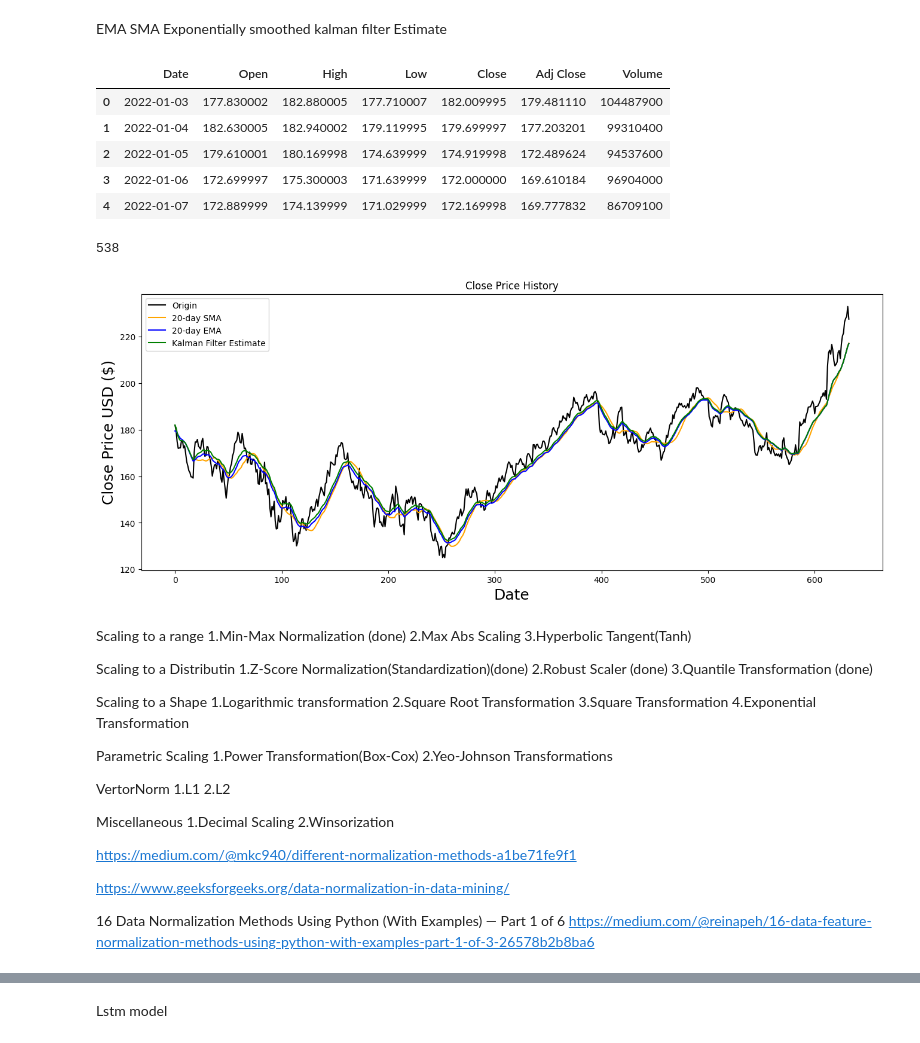
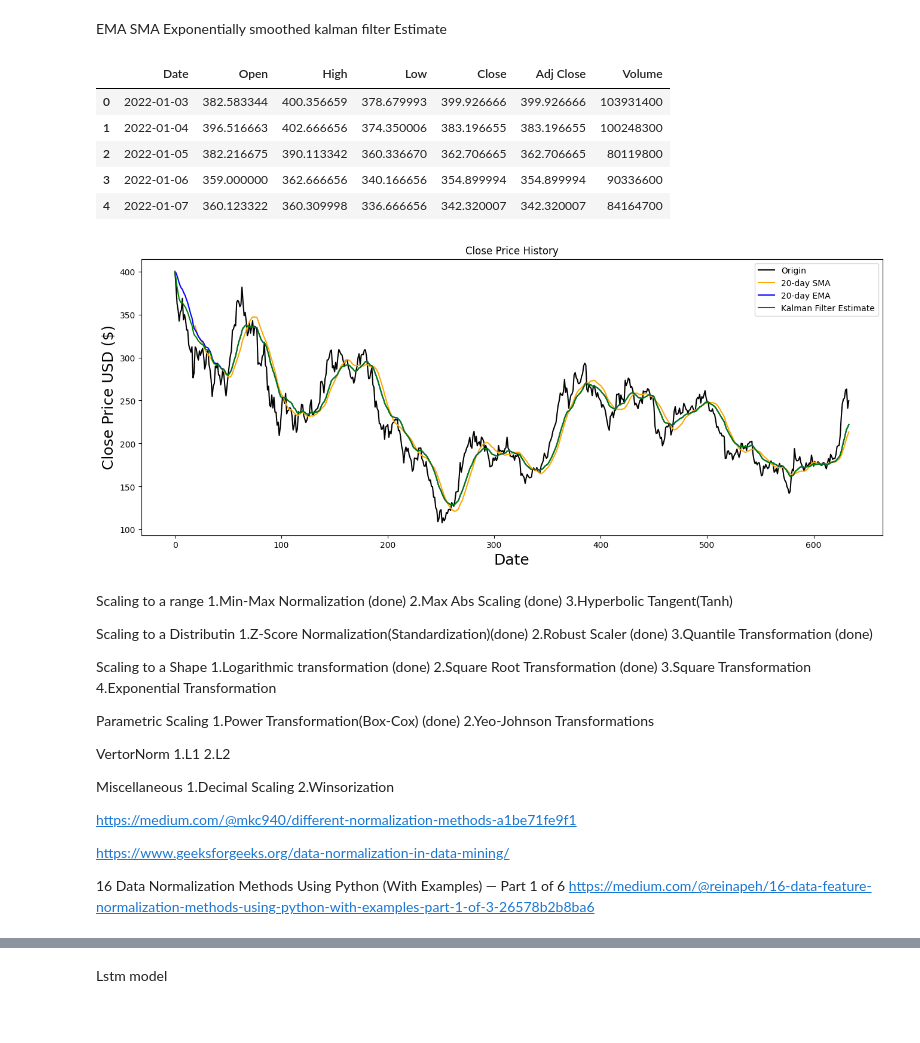
Before and after one commit to porchportal/stock-market-prediction-by--multi-Task-learning, a Jupyter notebook: VScodeML@2/speedPaper/SpeedPaper.ipynb, the cells around one changed output, grey strips where cells are left out. Drawn from its saved outputs; the diff is of its cells as text; code cells hidden in the pictures.

```diff
--- a/VScodeML@2/speedPaper/SpeedPaper.ipynb
+++ b/VScodeML@2/speedPaper/SpeedPaper.ipynb
@@ -30,27 +30,34 @@ kalman filter Estimate
 # %%
 import yfinance as yf
 from datetime import datetime
 
 import numpy as np
 import pandas as pd
 import matplotlib.pyplot as plt
 
-dataset = yf.download('aapl', start='2022-01-01',
+from sklearn.metrics import median_absolute_error
+from sklearn.preprocessing import MinMaxScaler, StandardScaler, QuantileTransformer, RobustScaler, Normalizer, MaxAbsScaler, PowerTransformer, Binarizer
+from keras.models import Sequential
+from keras.layers import Dense, LSTM, Dropout
+
+
+dataset = yf.download('tsla', start='2022-01-01',
                       end=datetime.now().strftime('%Y-%m-%d'),
                       progress=False,
                       period="ytd")
 dataset = dataset.reset_index()
 dataset['Date'] = pd.to_datetime(dataset['Date'])
 dataset.index = range(len(dataset))
 dataset.head()
 # %% [output]
 |  | Date | Open | High | Low | Close | Adj Close | Volume |
-| 0 | 2022-01-03 | 177.830002 | 182.880005 | 177.710007 | 182.009995 | 179.481110 | 104487900 |
-| 1 | 2022-01-04 | 182.630005 | 182.940002 | 179.119995 | 179.699997 | 177.203201 | 99310400 |
-| 2 | 2022-01-05 | 179.610001 | 180.169998 | 174.639999 | 174.919998 | 172.489624 | 94537600 |
-| 3 | 2022-01-06 | 172.699997 | 175.300003 | 171.639999 | 172.000000 | 169.610184 | 96904000 |
-| 4 | 2022-01-07 | 172.889999 | 174.139999 | 171.029999 | 172.169998 | 169.777832 | 86709100 |
+| 0 | 2022-01-03 | 382.583344 | 400.356659 | 378.679993 | 399.926666 | 399.926666 | 103931400 |
+| 1 | 2022-01-04 | 396.516663 | 402.666656 | 374.350006 | 383.196655 | 383.196655 | 100248300 |
+| 2 | 2022-01-05 | 382.216675 | 390.113342 | 360.336670 | 362.706665 | 362.706665 | 80119800 |
+| 3 | 2022-01-06 | 359.000000 | 362.666656 | 340.166656 | 354.899994 | 354.899994 | 90336600 |
+| 4 | 2022-01-07 | 360.123322 | 360.309998 | 336.666656 | 342.320007 | 342.320007 | 84164700 |
 # %%
+
 
 sma_10 = dataset['Adj Close'].rolling(window=20).mean()
 ema_10 = dataset['Adj Close'].ewm(span=20, adjust=False).mean()
@@ -74,8 +81,11 @@ data = dataset.filter(['Close'])
 #training_data_len = int(np.ceil(len(data.values) * .95))
 training_data_len = int(np.ceil(len(data.values)) * .85)
 training_data_len
+
+data1 = dataset.filter(['Close']).ewm(span=20, adjust=False).mean()
+
+# training_data_len = int(np.ceil(len(data.values) * .95))
+training_data_len1 = int(np.ceil(len(data1.values)) * .85)
-# %% [output]
-538
 # %%
 
 plt.figure(figsize=(16, 6))
@@ -89,11 +99,11 @@ plt.ylabel('Close Price USD ($)', fontsize=18)
 plt.legend()
 plt.show()
 # %% [output]
-[figure, old version]
+[figure, new version]
 # %% [markdown]
 Scaling to a range
 1.Min-Max Normalization (done)
-2.Max Abs Scaling
+2.Max Abs Scaling (done)
 3.Hyperbolic Tangent(Tanh)
 
 Scaling to a Distributin
@@ -102,13 +112,13 @@ Scaling to a Distributin
 3.Quantile Transformation (done)
 
 Scaling to a Shape
-1.Logarithmic transformation
-2.Square Root Transformation
+1.Logarithmic transformation (done)
+2.Square Root Transformation (done)
 3.Square Transformation
 4.Exponential Transformation
 
 Parametric Scaling
-1.Power Transformation(Box-Cox)
+1.Power Transformation(Box-Cox) (done)
 2.Yeo-Johnson Transformations
 
 VertorNorm
@@ -120,7 +130,6 @@ Miscellaneous
 2.Winsorization
 
 
-
 https://medium.com/@mkc940/different-normalization-methods-a1be71fe9f1
 
 https://www.geeksforgeeks.org/data-normalization-in-data-mining/
```
Also changed, not shown: parts of 35 cells of this notebook.
